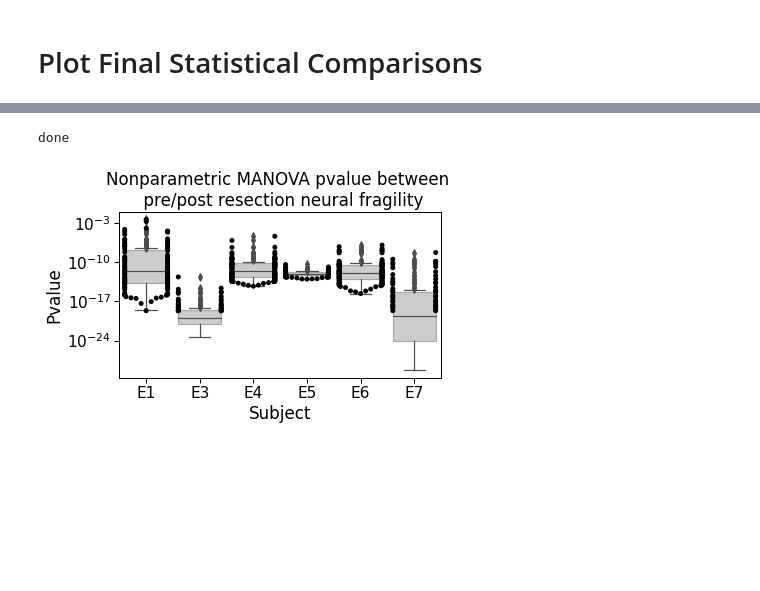
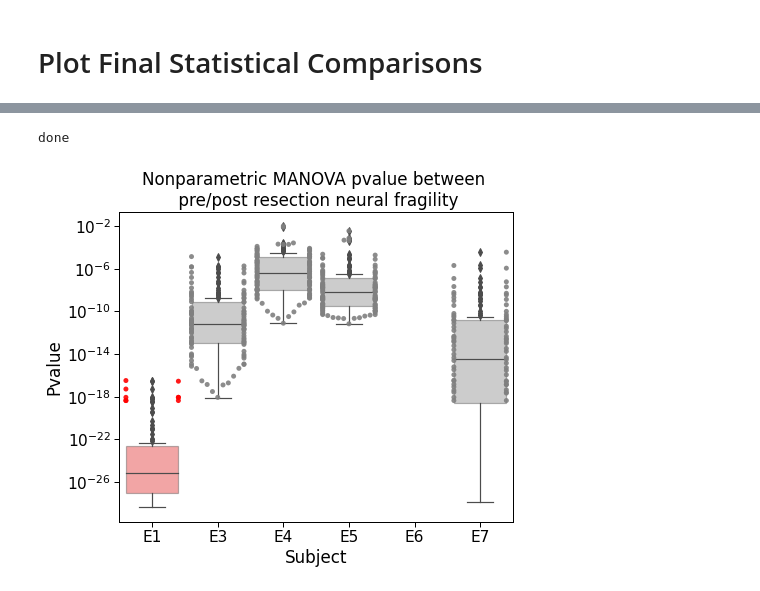
Before and after one commit to adam2392/sickkids, a Jupyter notebook: notebooks/publication/fragility_statistical_analysis.ipynb, the cells around one changed output, grey strips where cells are left out. Cells and saved outputs as stored; diff of their text form; code cells hidden in the pictures; blank space fills up the shorter version.

```diff
--- a/notebooks/publication/fragility_statistical_analysis.ipynb
+++ b/notebooks/publication/fragility_statistical_analysis.ipynb
@@ -304,7 +316,7 @@ root = Path("/Users/adam2392/OneDrive - Johns Hopkins/sickkids/")
 deriv_root = root / "derivatives"
 
 # derivative experiment markers
-reference = "average"
+reference = "monopolar"
 sampling_res = "1000Hz"  # 'originalsampling'
 deriv_chain = Path(sampling_res) / "radius1.25" / "fragility" / reference
 deriv_path = deriv_root / deriv_chain
@@ -642,3 +646,6 @@ display(boxplot_es_summary)
+# %%
+palette = ["gray"] * len(subjects)
+palette[0] = "red"
 # %%
 ort = "v"
 pal = "Set2"
@@ -702,63 +709,45 @@ pal = "Set2"
 sigma = 0.2
 pal = sns.color_palette(n_colors=1)
 sns.set_context("paper", font_scale=1.75)
-fig, ax = plt.subplots()
+fig, ax = plt.subplots(figsize=(7, 6))
 sns.swarmplot(
     x="subject",
     y="pval",
     order=natsorted(df["subject"].unique()),
-    #     alpha=0.5,
-    color="black",
+#     alpha=0.9,
+    palette=palette,
     data=df,
     ax=ax,
 )
 sns.boxplot(
     x="subject",
     y="pval",
-    color="gray",
+    palette=palette,
     order=natsorted(df["subject"].unique()),
     data=df,
     ax=ax,
     boxprops=dict(alpha=0.4),
 )
 
-# pt.RainCloud(
-#     x="subject",
-#     y="pval",
-#     data=df,
-#     palette=pal,
-#     bw=sigma,
-#     width_viol=0.6,
-#     ax=ax,
-#     orient=ort,
-#     #             pointplot=True
-# )
-
-# ax.axhline(fail_mean, ls='--', lw=2, color='black', label='Surgical Failed Avg')
-
-# plot horizontal line
-# ax.axhline([0.05], ls="--", lw=2, color="red", label="alpha level")
-
-# ax.legend()
 ax.set(
     yscale="log",
     xlabel="Subject",
     ylabel="Pvalue",
     title="Nonparametric MANOVA pvalue between \n pre/post resection neural fragility",
 )
 
 fig.tight_layout()
 (figures_path / "rainplot_summaries").mkdir(exist_ok=True)
 fig.savefig(
     figures_path
     / "rainplot_summaries"
     / f"{derivtype}fragility-rainplot-prevspost-{reference}-{derivtype}-threshold{threshold}.pdf",
     bbox_inches="tight",
 )
 print("done")
 # %% [output]
 done
-[figure, old version]
+[figure, new version]
 # %%
 def first_quartile(x):
     return np.percentile(x, 25)
```
Also changed, not shown: parts of 10 cells of this notebook, 7 other files.
